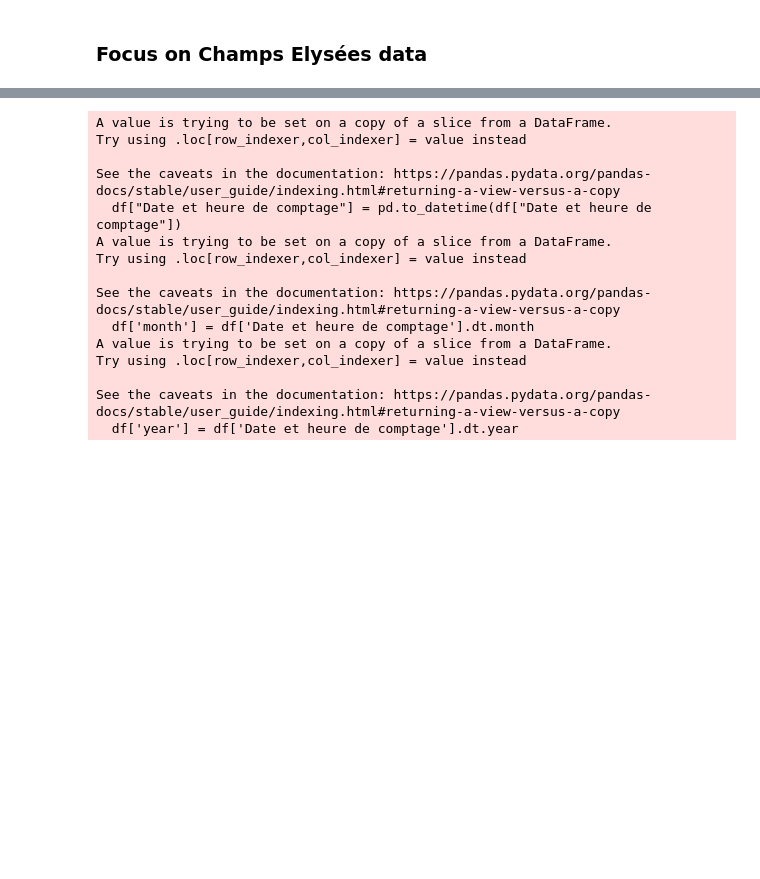
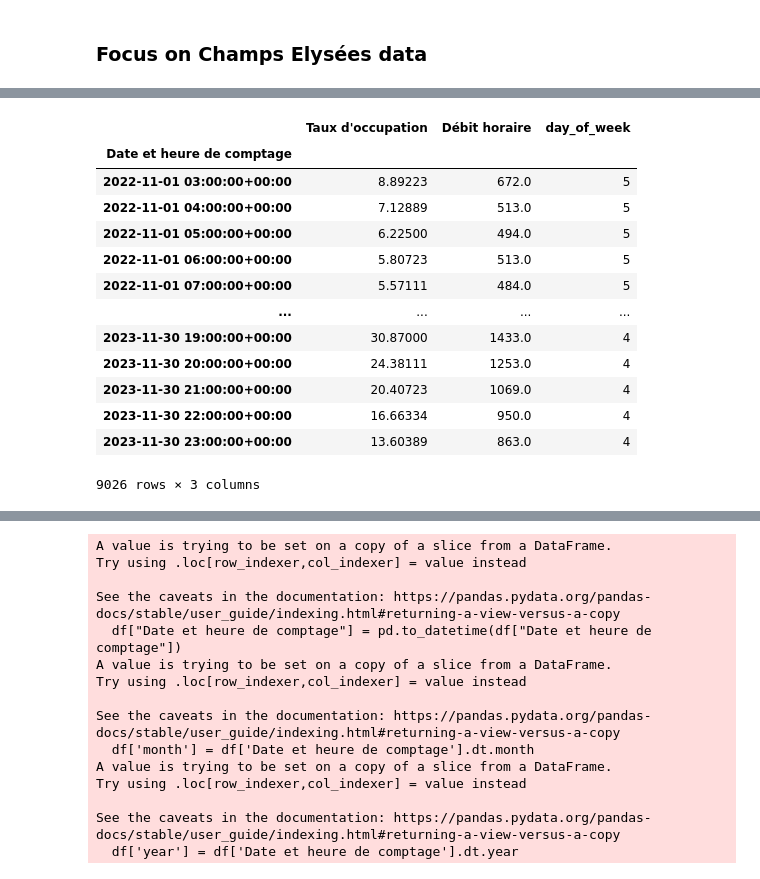
Before and after one commit to Ara-ban/BCG, a Jupyter notebook: notebook.ipynb, the cells around one changed output, grey strips where cells are left out. Drawn from its saved outputs; the diff is of its cells as text; code cells hidden in the pictures; blank space fills up the shorter version.

```diff
--- a/notebook.ipynb
+++ b/notebook.ipynb
@@ -69,11 +78,19 @@ See the caveats in the documentation: https://pandas.pydata.org/pandas-docs/stab
 
 
 # Assuming 'Date et heure de comptage' is your datetime index
-df["Date et heure de comptage"] = pd.to_datetime(df["Date et heure de comptage"])
-df['day_of_week'] = df['Date et heure de comptage'].dt.day_name()
-df['week'] = df['Date et heure de comptage'].dt.isocalendar().week
+df_champs["Date et heure de comptage"] = pd.to_datetime(df_champs["Date et heure de comptage"])
+df_champs['day_of_week'] = df_champs['Date et heure de comptage'].dt.day_name()
+df_champs['week'] = df_champs['Date et heure de comptage'].dt.isocalendar().week
 
-pivot = pd.pivot_table(df, values='Débit horaire', index='day_of_week', columns='week', aggfunc='mean')
+df_convention["Date et heure de comptage"] = pd.to_datetime(df_convention["Date et heure de comptage"])
+df_convention['day_of_week'] = df_convention['Date et heure de comptage'].dt.day_name()
+df_convention['week'] = df_convention['Date et heure de comptage'].dt.isocalendar().week
+
+df_sts["Date et heure de comptage"] = pd.to_datetime(df_sts["Date et heure de comptage"])
+df_sts['day_of_week'] = df_sts['Date et heure de comptage'].dt.day_name()
+df_sts['week'] = df_sts['Date et heure de comptage'].dt.isocalendar().week
+
+"""pivot_champs_debit = pd.pivot_table(df, values='Débit horaire', index='day_of_week', columns='week', aggfunc='mean')
 
 # Reorder days of the week
 days_order = ['Monday', 'Tuesday', 'Wednesday', 'Thursday', 'Friday', 'Saturday', 'Sunday']
@@ -85,7 +102,7 @@ plt.title('Weekly Débit Horaire')
 plt.xlabel('Day of the Week')
 plt.ylabel('Débit Horaire')
 plt.legend(title='Week', bbox_to_anchor=(1, 1), loc='upper left')
-plt.show()
+plt.show()"""
 # %% [output]
 A value is trying to be set on a copy of a slice from a DataFrame.
 Try using .loc[row_indexer,col_indexer] = value instead
@@ -105,0 +204,17 @@ See the caveats in the documentation: https://pandas.pydata.org/pandas-docs/stab
+# %%
+df_champs
+# %% [output]
+|  | Taux d'occupation | Débit horaire | day_of_week |
+| Date et heure de comptage |  |  |  |
+| 2022-11-01 03:00:00+00:00 | 8.89223 | 672.0 | 5 |
+| 2022-11-01 04:00:00+00:00 | 7.12889 | 513.0 | 5 |
+| 2022-11-01 05:00:00+00:00 | 6.22500 | 494.0 | 5 |
+| 2022-11-01 06:00:00+00:00 | 5.80723 | 513.0 | 5 |
+| 2022-11-01 07:00:00+00:00 | 5.57111 | 484.0 | 5 |
+| ... | ... | ... | ... |
+| 2023-11-30 19:00:00+00:00 | 30.87000 | 1433.0 | 4 |
+| 2023-11-30 20:00:00+00:00 | 24.38111 | 1253.0 | 4 |
+| 2023-11-30 21:00:00+00:00 | 20.40723 | 1069.0 | 4 |
+| 2023-11-30 22:00:00+00:00 | 16.66334 | 950.0 | 4 |
+| 2023-11-30 23:00:00+00:00 | 13.60389 | 863.0 | 4 |
+9026 rows × 3 columns
```
Also changed, not shown: parts of 46 cells of this notebook, 21 other files.
